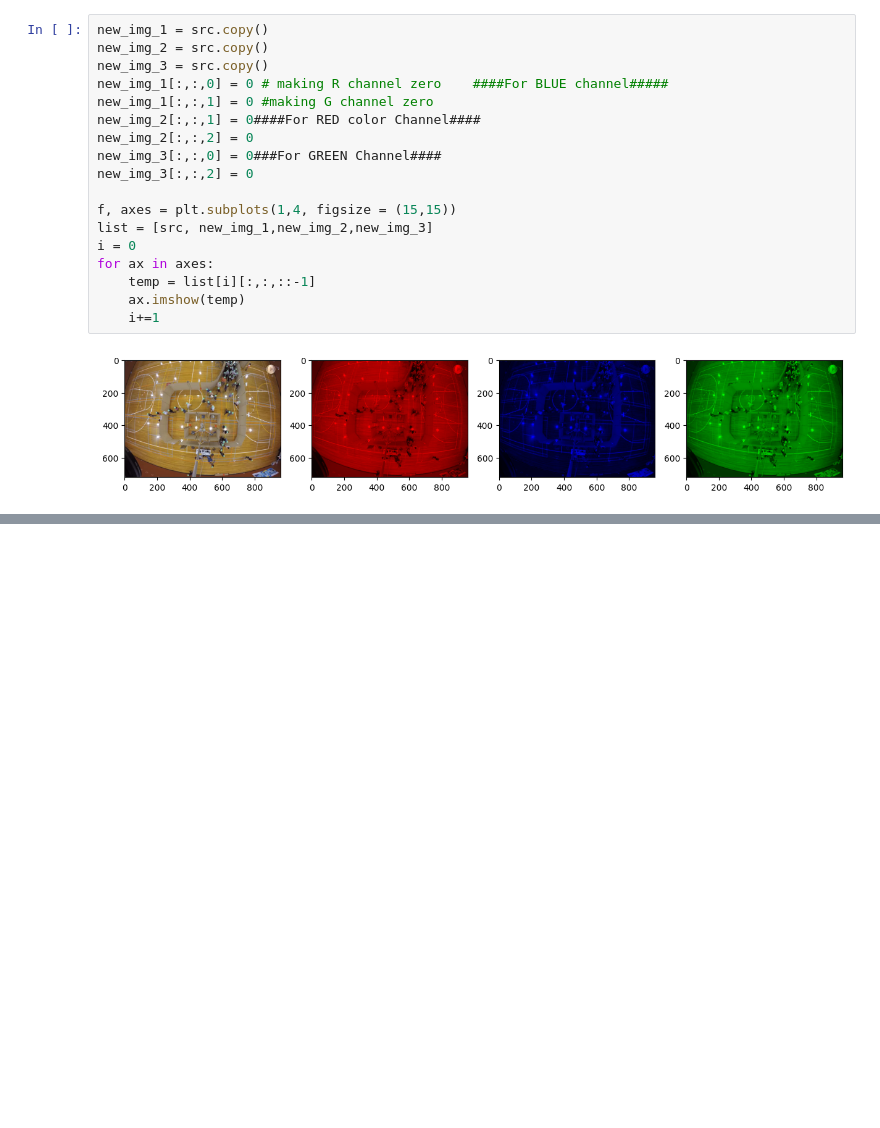
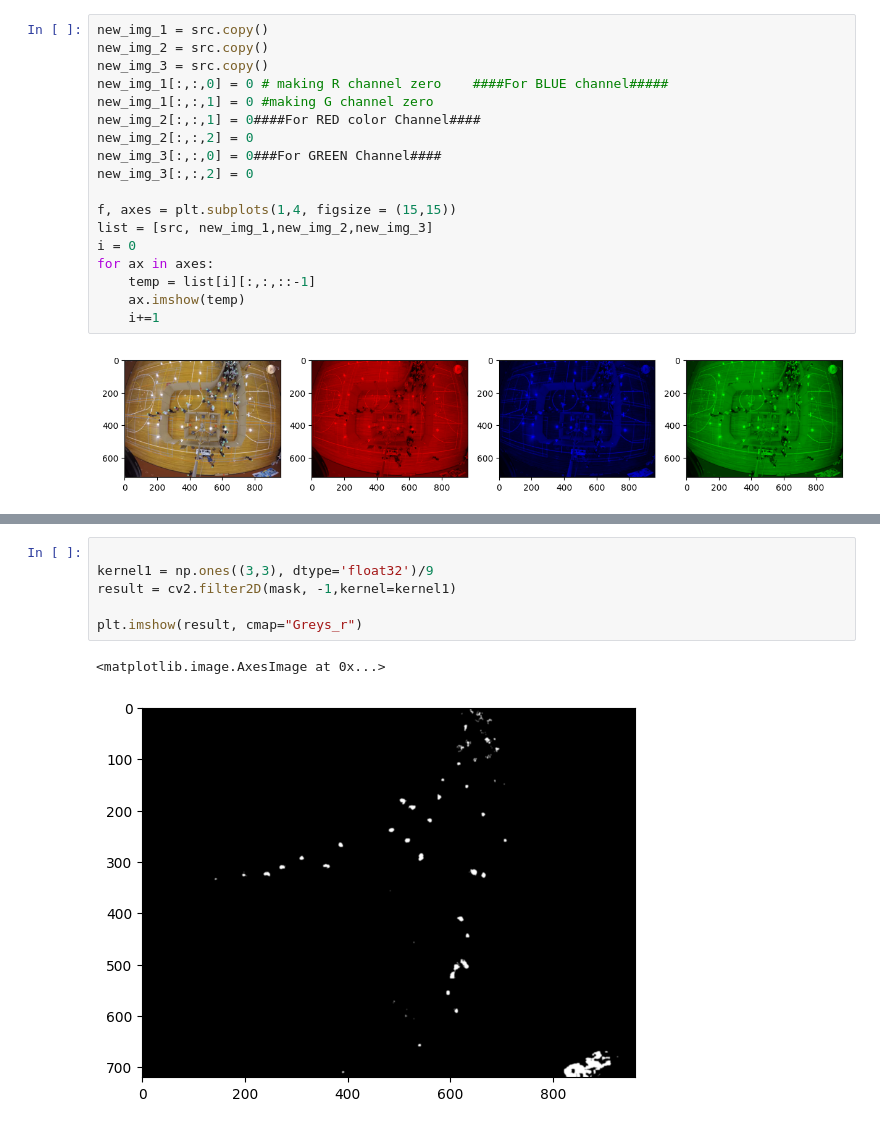
Before and after one commit to Mykko/Yolov5_StrongSORT_OSNet, a Jupyter notebook: test.ipynb, the cells around one changed output, grey strips where cells are left out. Drawn from its saved outputs; the diff is of its cells as text; blank space fills up the shorter version.

```diff
--- a/test.ipynb
+++ b/test.ipynb
@@ -81,0 +90,9 @@ for ax in axes:
+# %%
+
+kernel1 = np.ones((3,3), dtype='float32')/9
+result = cv2.filter2D(mask, -1,kernel=kernel1)
+
+plt.imshow(result, cmap="Greys_r")
+# %% [output]
+<matplotlib.image.AxesImage at 0x...>
+[figure, added]
```
Also changed, not shown: parts of 9 cells of this notebook.
